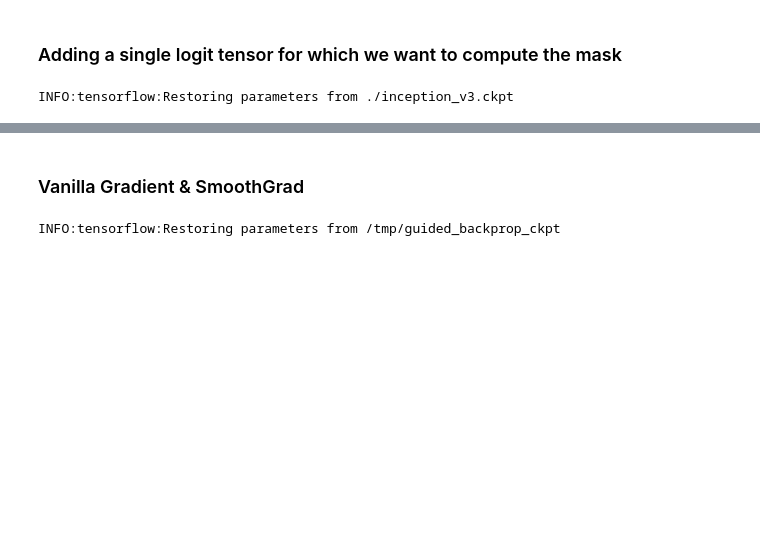
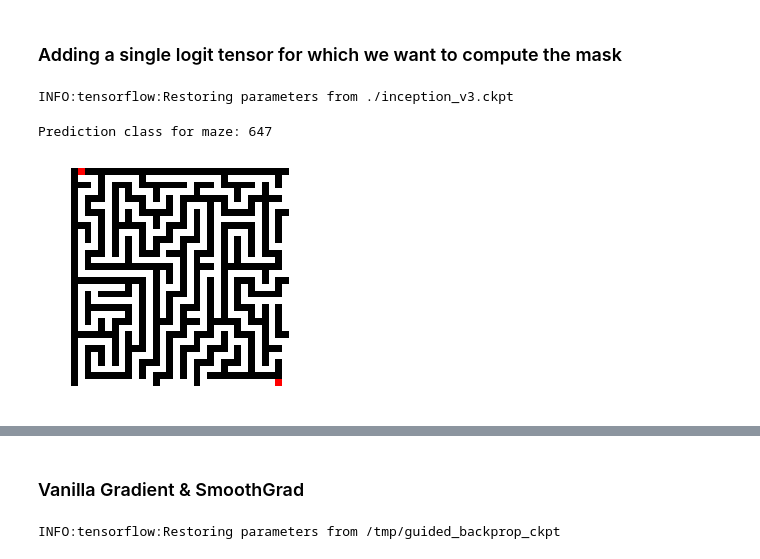
Before and after one commit to elefthei/maze-saliency, a Jupyter notebook: Mazes.ipynb, the cells around one changed output, grey strips where cells are left out. Drawn from its saved outputs; the diff is of its cells as text; code cells hidden in the pictures; blank space fills up the shorter version.

```diff
--- a/Mazes.ipynb
+++ b/Mazes.ipynb
@@ -72,7 +68,6 @@ def drawPath(img, list_of_points, color, visuals=True):
 ### Maze generator code
 Run the following cell to generate a new bmp of a new cell 32x32 in size.
 # %%
-
 def update_pos(direct, x, y):
     if direct == 0:
         return (x+1,y)
@@ -98,7 +93,7 @@ def carve(maze, x, y, height, width):
         count = count + 1
         direction = (direction + 1) % 4
 
-def writeImage(a):
+def writeImage(a, entry = True):
     out = PIL.Image.new('RGB', a.shape, (255,255,255))
     d = ImageDraw.Draw(out)
 
@@ -109,8 +104,10 @@ def writeImage(a):
                 d.point([x,y], fill=(255,255,255))
             else:
                 d.point([x,y], fill=(0,0,0))
-    d.point([1,0], fill=(255,0,0))
-    d.point([width - 2, height - 1], fill=(255,0,0))
+    if entry:
+        d.point([1,0], fill=(255,0,0))
+        d.point([width - 2, height - 1], fill=(255,0,0))
+
     return out
 
 def generate(width, height):
@@ -122,7 +119,3 @@ def generate(width, height):
     maze[0,1] = 0
     maze[height - 1, width - 2] = 0
     return maze
-
-maze = generate(32, 32)
-out = writeImage(maze)
-P.imshow(out)
@@ -167,3 +157,16 @@ with graph.as_default():
 # %% [output]
 INFO:tensorflow:Restoring parameters from ./inception_v3.ckpt
+# %%
+# Load the image
+mazeimg = resize(writeImage(generate(32,32)), 320)
+
+# Show the image
+ShowImage(mazeimg)
+
+# Get Inception v3 prediction class
+prediction_class = sess.run(prediction, feed_dict = {images: [mazeimg]})[0]
+print("Prediction class for maze:", prediction_class)
+# %% [output]
+Prediction class for maze: 647
+[figure, added]
 # %%
```
Also changed, not shown: parts of 15 cells of this notebook, 3 other files.
